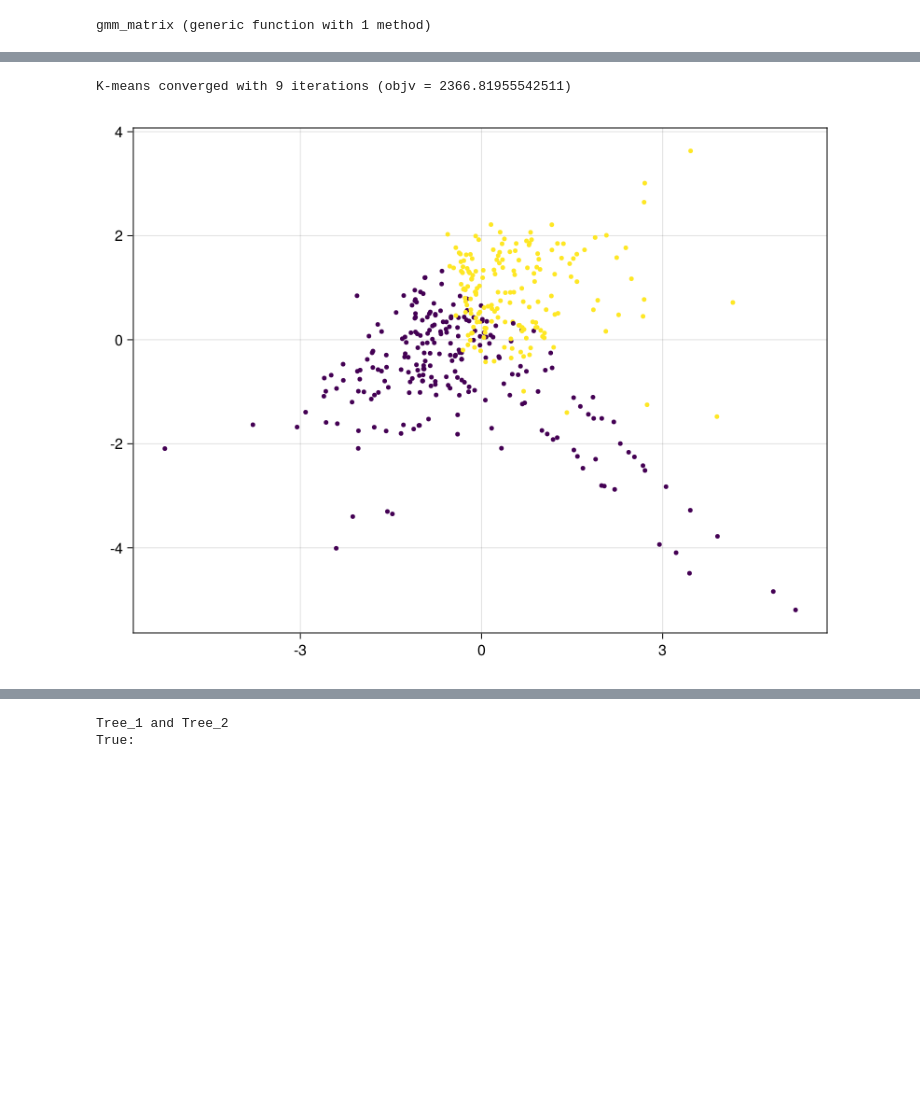
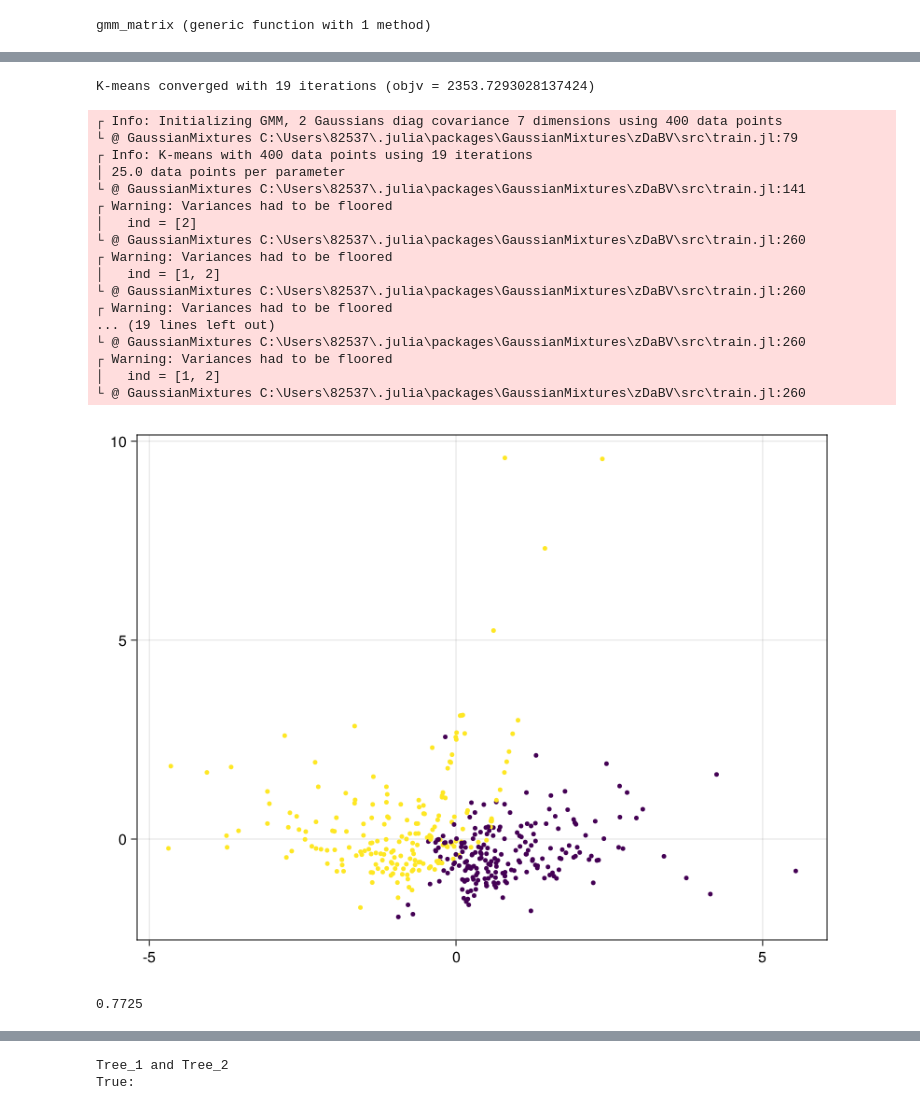
Before and after one commit to solislemuslab/PhyloClustering.jl, a Jupyter notebook: 4-taxa-check.ipynb, the cells around one changed output, grey strips where cells are left out. Drawn from its saved outputs; the diff is of its cells as text; code cells hidden in the pictures; blank space fills up the shorter version.

```diff
--- a/4-taxa-check.ipynb
+++ b/4-taxa-check.ipynb
@@ -19,7 +19,7 @@ end
 
 # convert tree from dataframe to matrix. Each column is a tree
 function standardize_tree(tree)
-    data = collect(Matrix(tree[:,:])');
+    data = collect(Matrix(tree)');
 
     # standardize tree
     dt = fit(ZScoreTransform, data, dims=2)
@@ -287,7 +251,6 @@ K-means converged with 18 iterations (objv = 2419.643512310361)
 # %%
-tree_1 = CSV.read("./data/network_tree_1.trees", DataFrame)
-tree_2 = CSV.read("./data/network_tree_2.trees", DataFrame)
-tree = vcat(tree_1,tree_2)
-tree = standardize_tree(tree)
-label = kmeans_label(tree, 2)
-plot_clusters(tree, label)
+tree_1 = CSV.read("./data/network_tree_1.csv", DataFrame)
+tree_2 = CSV.read("./data/network_tree_2.csv", DataFrame)
+gt = ground_true(tree_1, tree_2)
+org_tree = vcat(tree_1,tree_2)
+tree = standardize_tree(org_tree);
@@ -296,11 +265,29 @@ plot_clusters(tree, label)
 # %%
-@suppress_err begin
-    label = GMM_label(tree, 2)[2]
-    plot_clusters(tree, label)
-end
+label_GMM = GMM_label(tree, 2)[2]
+display(plot_clusters(tree, label_GMM))
+matrix, x = accuracy(2, gt, label_GMM)
+print(x)
 # %% [output]
-K-means converged with 9 iterations (objv = 2366.81955542511)
+K-means converged with 19 iterations (objv = 2353.7293028137424)
+┌ Info: Initializing GMM, 2 Gaussians diag covariance 7 dimensions using 400 data points
+└ @ GaussianMixtures C:\Users\82537\.julia\packages\GaussianMixtures\zDaBV\src\train.jl:79
+┌ Info: K-means with 400 data points using 19 iterations
+│ 25.0 data points per parameter
+└ @ GaussianMixtures C:\Users\82537\.julia\packages\GaussianMixtures\zDaBV\src\train.jl:141
+┌ Warning: Variances had to be floored
+│   ind = [2]
+└ @ GaussianMixtures C:\Users\82537\.julia\packages\GaussianMixtures\zDaBV\src\train.jl:260
+┌ Warning: Variances had to be floored
+│   ind = [1, 2]
+└ @ GaussianMixtures C:\Users\82537\.julia\packages\GaussianMixtures\zDaBV\src\train.jl:260
+┌ Warning: Variances had to be floored
+... (19 lines left out)
+└ @ GaussianMixtures C:\Users\82537\.julia\packages\GaussianMixtures\zDaBV\src\train.jl:260
+┌ Warning: Variances had to be floored
+│   ind = [1, 2]
+└ @ GaussianMixtures C:\Users\82537\.julia\packages\GaussianMixtures\zDaBV\src\train.jl:260
-[figure, old version]
+[figure, new version]
+0.7725
 # %%
 gt = ground_true(tree_1, tree_2)
 plot_clusters(tree, gt)
```
Also changed, not shown: parts of 12 cells of this notebook, 4 other files.
